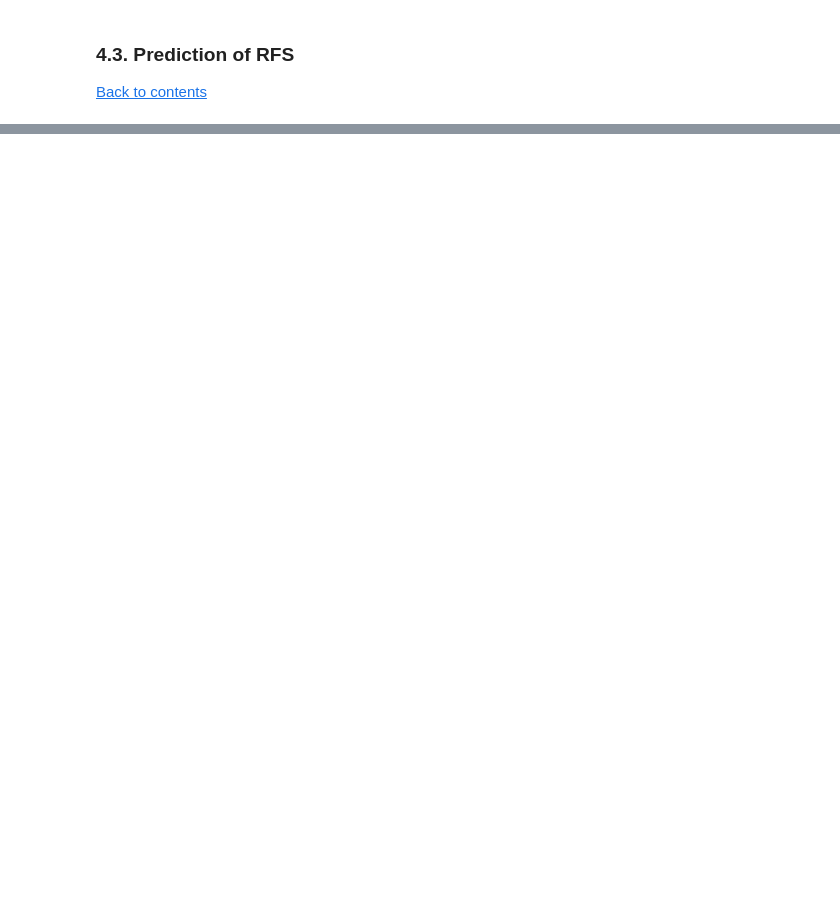
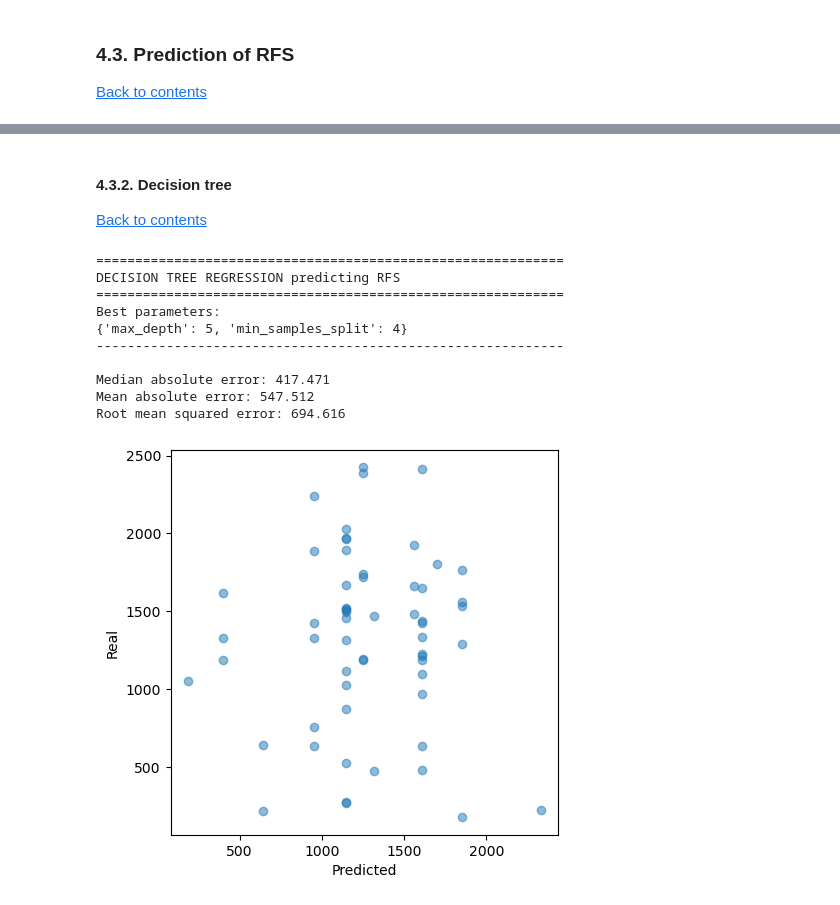
Before and after one commit to irlorui/MachineLearningModelsOnISPY1data, a Jupyter notebook: TFM - Code.ipynb, the cells around one changed output, grey strips where cells are left out. Saved outputs shown, nothing was run; the diff lists cells and outputs as text; code cells hidden in the pictures; blank space fills up the shorter version.

```diff
--- a/TFM - Code.ipynb
+++ b/TFM - Code.ipynb
@@ -1297,0 +1419,36 @@ memory usage: 16.7 KB
+# %% [markdown]
+<a id="rfs_dt"></a>
+
+#### 4.3.2. Decision tree
+
+[Back to contents](#index)
+# %%
+######################## TREE DECISION ########################
+# Define classifier
+clf = DecisionTreeRegressor()
+clf_name = 'DECISION TREE REGRESSION'
+
+# define parameter grid search
+pars = dict(max_depth = range(5,16,2),
+            min_samples_split = range(2, 11, 2))
+
+# define scoring metric
+score = 'neg_mean_squared_error'
+
+# train and validate classifier
+dt_rfs, y_pred, y_test, _, _, _ = train_test_regressor(x, y, clf, clf_name, pars, score, outcome)
+
+# Save models
+pickle.dump(dt_rfs, open('./models/dt_rfs.sav', 'wb'))
+# %% [output]
+============================================================
+DECISION TREE REGRESSION predicting RFS
+============================================================
+Best parameters:
+{'max_depth': 5, 'min_samples_split': 4}
+------------------------------------------------------------
+
+Median absolute error: 417.471
+Mean absolute error: 547.512
+Root mean squared error: 694.616
+[figure, added]
```
Also changed, not shown: parts of 15 cells of this notebook, 4 other files.
